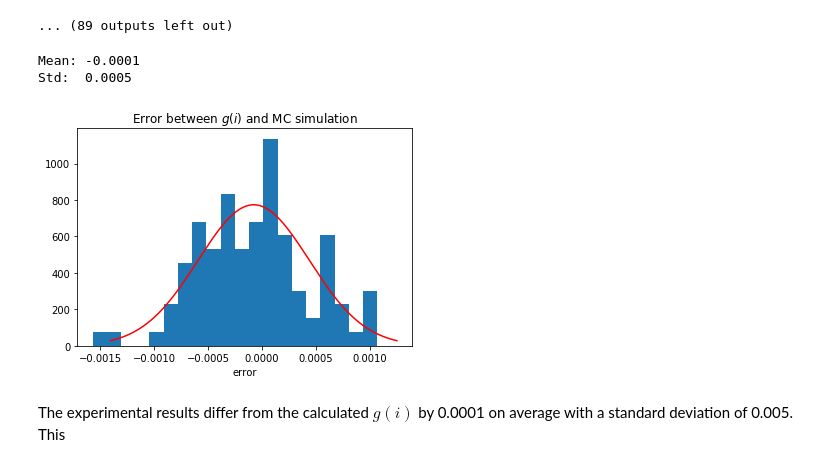
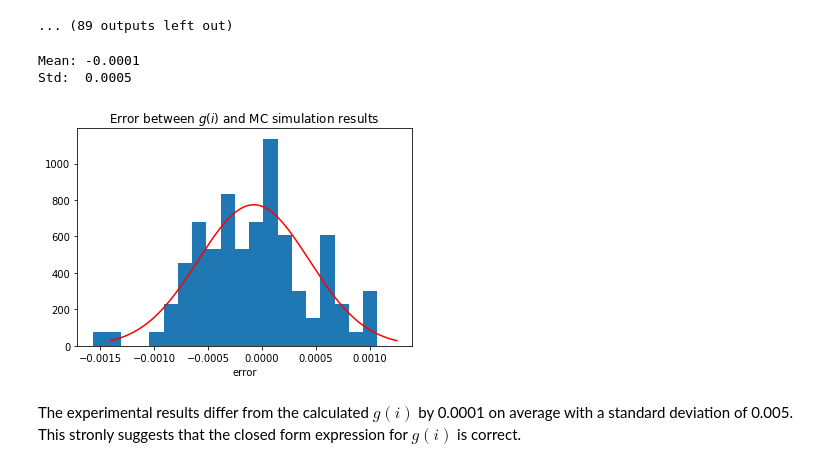
Before and after one commit to markditsworth/mds, a Jupyter notebook: Assignments/PS2/ps2.ipynb, the cells around one changed output. Drawn from its saved outputs; the diff is of its cells as text; code cells hidden in the pictures.

```diff
--- a/Assignments/PS2/ps2.ipynb
+++ b/Assignments/PS2/ps2.ipynb
@@ -88,21 +88,21 @@ for x in progress(range(samples)):
 # %%
 from scipy.stats import norm
 errs = [e[0][0] for e in errors]
 m = np.mean(errs)
 print('Mean: %.4f'%m)
 print('Std:  %.4f'%std)
 std = np.std(errs)
 I = norm.interval(0.99,loc=m,scale=std)
 x = np.linspace(I[0],I[1],1000)
 y = norm.pdf(x,loc=m,scale=std)
 plt.hist(errs,bins=20,density=True)
 plt.plot(x,y,c='r')
 plt.xlabel('error')
-plt.title('Error between $g(i)$ and MC simulation')
+plt.title('Error between $g(i)$ and MC simulation results')
 plt.show()
 # %% [output]
 Mean: -0.0001
 Std:  0.0005
-[figure, old version]
+[figure, new version]
 # %% [markdown]
-The experimental results differ from the calculated $g(i)$ by 0.0001 on average with a standard deviation of 0.005. This
+The experimental results differ from the calculated $g(i)$ by 0.0001 on average with a standard deviation of 0.005. This stronly suggests that the closed form expression for $g(i)$ is correct.
```
